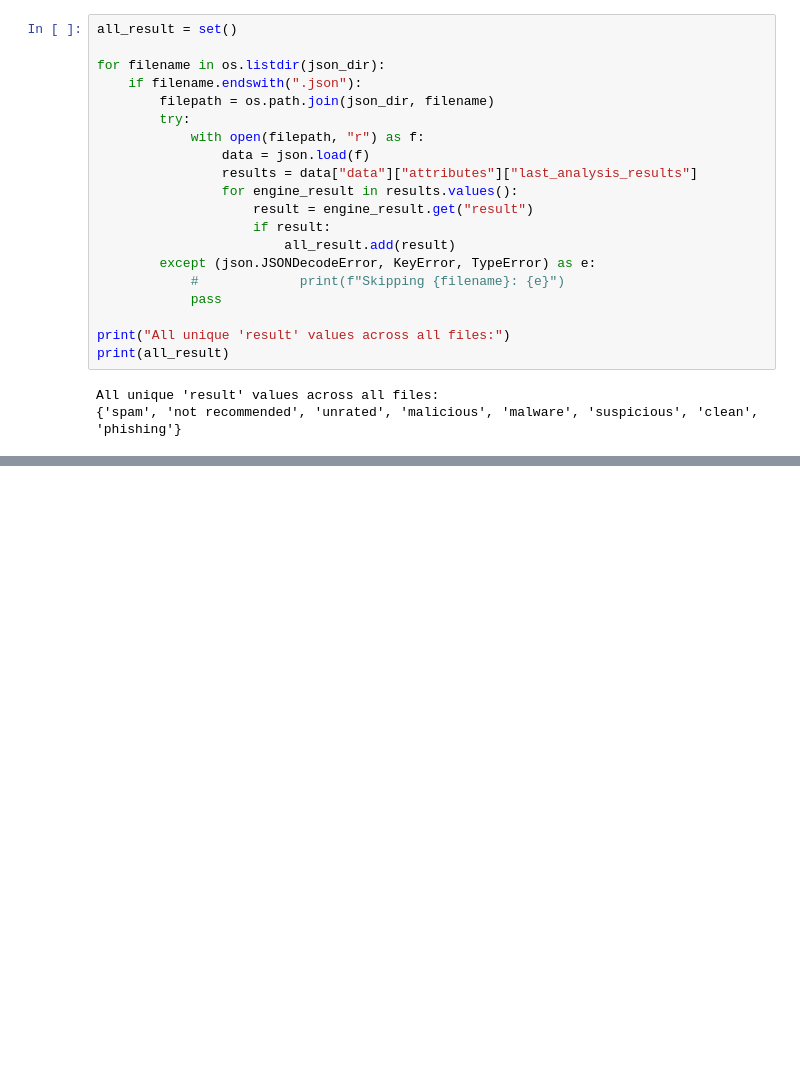
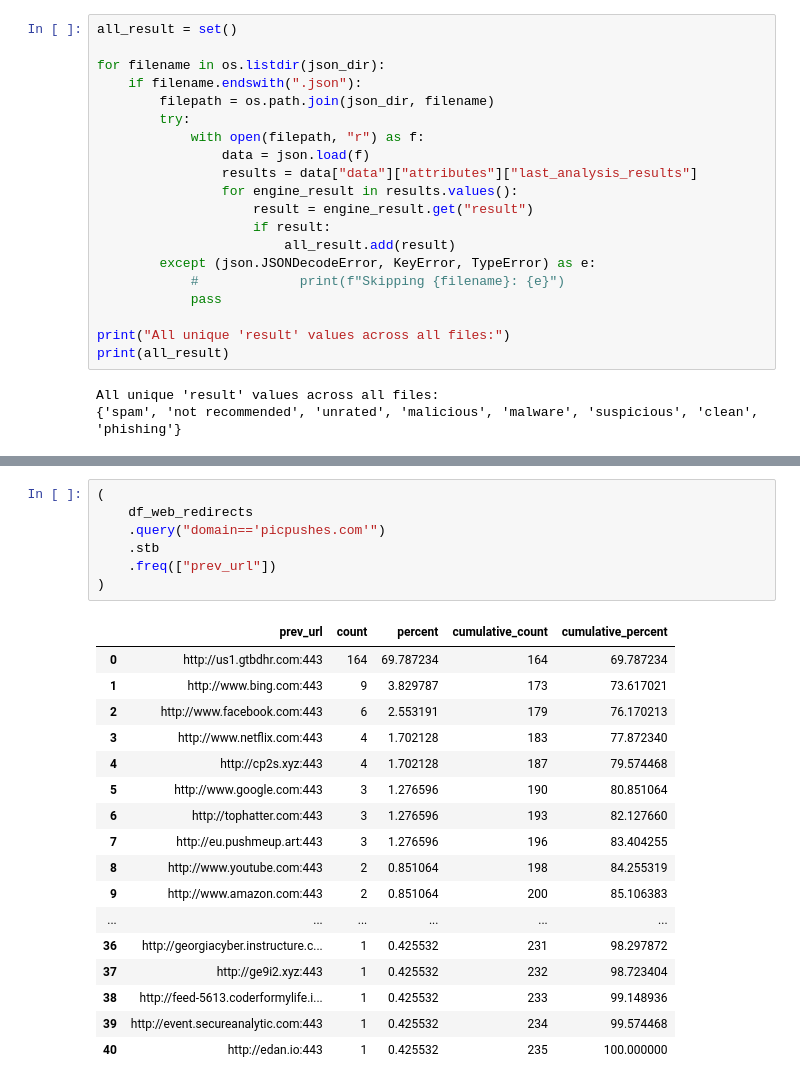
Before and after one commit to themains/bad_domains, a Jupyter notebook: scripts/09_inspecting_VT.ipynb, the cells around one changed output, grey strips where cells are left out. Cells and saved outputs as stored; diff of their text form; blank space fills up the shorter version.

```diff
--- a/scripts/09_inspecting_VT.ipynb
+++ b/scripts/09_inspecting_VT.ipynb
@@ -669,0 +733,25 @@ All unique 'result' values across all files:
+# %%
+(
+    df_web_redirects
+    .query("domain=='picpushes.com'")
+    .stb
+    .freq(["prev_url"])
+)
+# %% [output]
+|  | prev_url | count | percent | cumulative_count | cumulative_percent |
+| 0 | http://us1.gtbdhr.com:443 | 164 | 69.787234 | 164 | 69.787234 |
+| 1 | http://www.bing.com:443 | 9 | 3.829787 | 173 | 73.617021 |
+| 2 | http://www.facebook.com:443 | 6 | 2.553191 | 179 | 76.170213 |
+| 3 | http://www.netflix.com:443 | 4 | 1.702128 | 183 | 77.872340 |
+| 4 | http://cp2s.xyz:443 | 4 | 1.702128 | 187 | 79.574468 |
+| 5 | http://www.google.com:443 | 3 | 1.276596 | 190 | 80.851064 |
+| 6 | http://tophatter.com:443 | 3 | 1.276596 | 193 | 82.127660 |
+| 7 | http://eu.pushmeup.art:443 | 3 | 1.276596 | 196 | 83.404255 |
+| 8 | http://www.youtube.com:443 | 2 | 0.851064 | 198 | 84.255319 |
+| 9 | http://www.amazon.com:443 | 2 | 0.851064 | 200 | 85.106383 |
+| ... | ... | ... | ... | ... | ... |
+| 36 | http://georgiacyber.instructure.c... | 1 | 0.425532 | 231 | 98.297872 |
+| 37 | http://ge9i2.xyz:443 | 1 | 0.425532 | 232 | 98.723404 |
+| 38 | http://feed-5613.coderformylife.i... | 1 | 0.425532 | 233 | 99.148936 |
+| 39 | http://event.secureanalytic.com:443 | 1 | 0.425532 | 234 | 99.574468 |
+| 40 | http://edan.io:443 | 1 | 0.425532 | 235 | 100.000000 |
```
Also changed, not shown: parts of 8 cells of this notebook.
